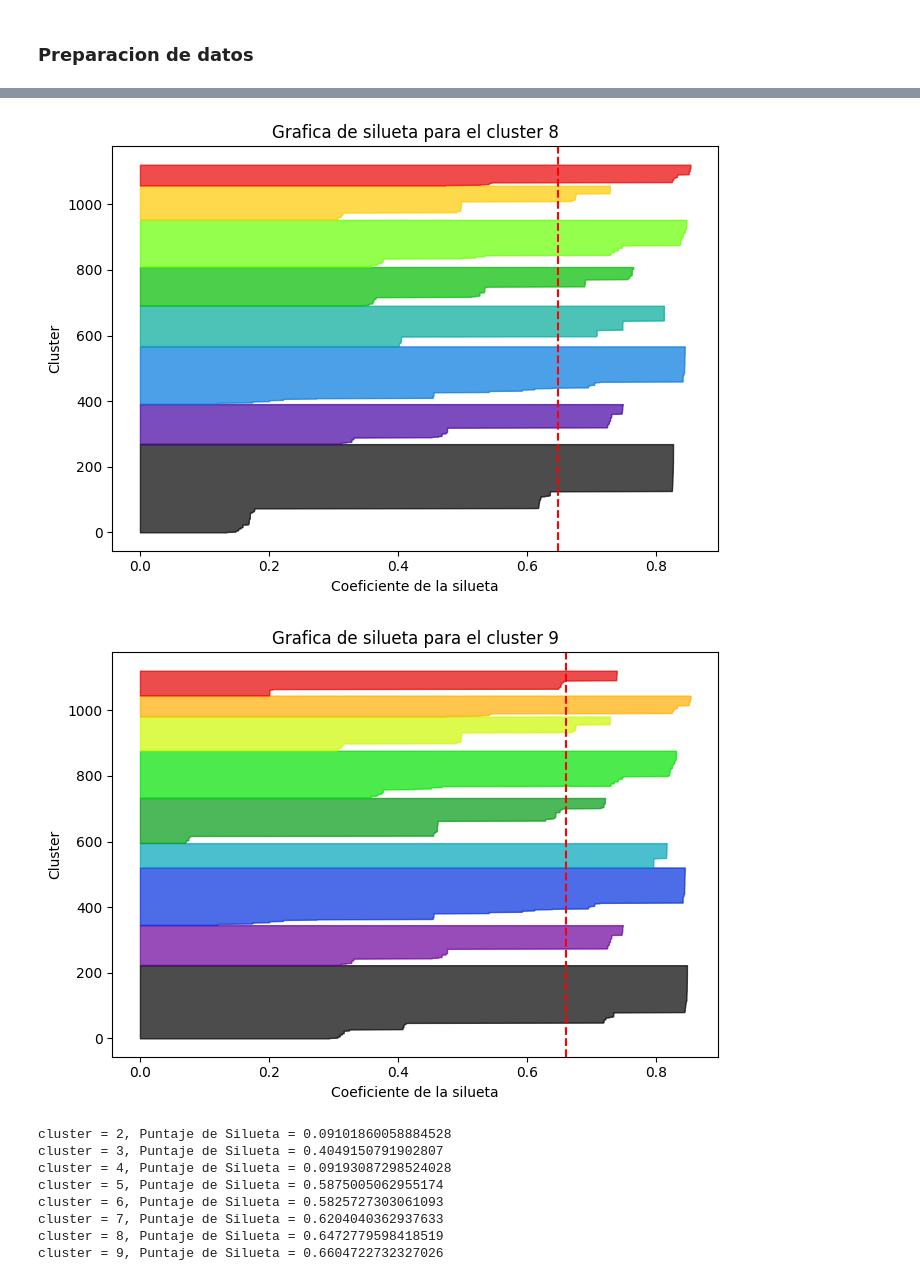
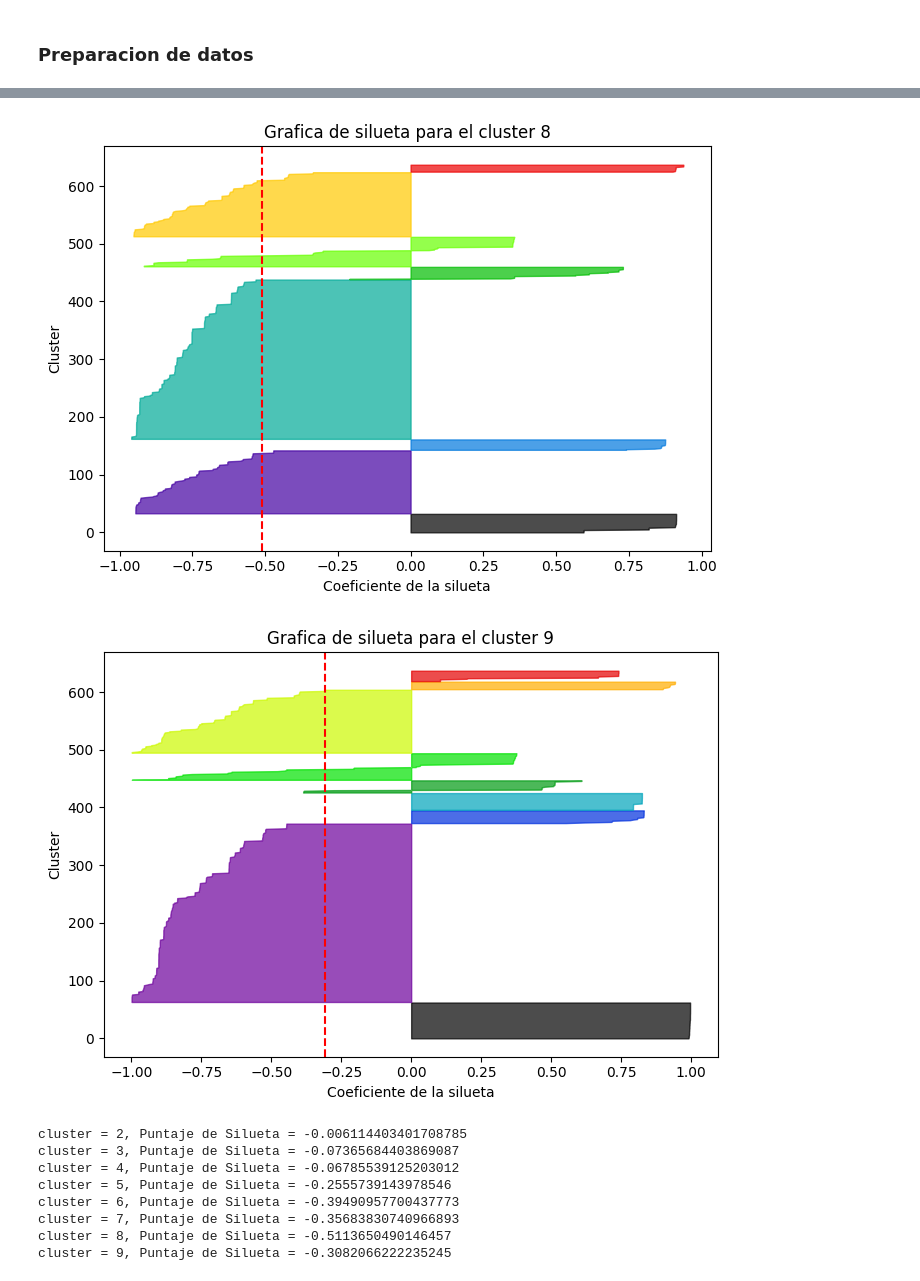
Before and after one commit to christiancalidad/ProyectoIntegradorSep24_Grupo15, a Jupyter notebook: 3.3 Modelo GMM.ipynb, the cells around one changed output, grey strips where cells are left out. Drawn from its saved outputs; the diff is of its cells as text; code cells hidden in the pictures.

```diff
--- a/3.3 Modelo GMM.ipynb
+++ b/3.3 Modelo GMM.ipynb
@@ -64,0 +22,21 @@ Index(['folio_integrante', 'energ_kcal', 'carbohydrt', 'lipid_tot', 'protein',
+# %%
+
+df_dqi =pd.read_csv('./Data/Processed/df_dqi_final.csv', delimiter=';')
+
+'''
+df_dqi = df_dqi.drop(columns=['folio_integrante', 'macronutrients_dqi', 'fatty_acids_dqi',
+       'balance_dqi', 'empty_calories_dqi', 'total_fat_dqi',
+       'saturated_fat_dqi', 'cholesterol_dqi', 'sodium_dqi', 'moderation_dqi',
+       'dqi_food_groups', 'dqi_protein_sources', 'variety_dqi',
+       'dqi_adequacy_fruits', 'dqi_adequacy_vegetables', 'dqi_adequacy_grains',
+       'dqi_adequacy_fiber', 'dqi_adequacy_protein', 'dqi_adequacy_calcium',
+       'dqi_adequacy_iron', 'dqi_adequacy_vitamin_c', 'dqi_adecuacy', 'grupo'])
+
+df_dqi = df_dqi.astype(int)
+'''
+
+df_dqi = df_dqi.drop(columns=['grupo'])
+
+
+print("Columnas de df_dqi: ")
+print(df_dqi.columns)
@@ -127,19 +120,10 @@ def plot_centroid_radar(centroides, cluster):
     plt.tight_layout()
     plt.show()
 # %%
-# Con data frame de clustering
-
 pca = PCA(n_components=10)
-reduced_data = pca.fit_transform(df_clustering)
-
-
-scaler = StandardScaler()
-scaled_data = scaler.fit_transform(df_clustering)
-df_clustering_scaled = pd.DataFrame(scaled_data, columns=df_clustering.columns)
-
-
+reduced_data = pca.fit_transform(df_dqi)
 clusters = range(2, 10)
-puntaje_de_silueta = gmm(df_clustering, clusters)
+puntaje_de_silueta = gmm(reduced_data, clusters)
 for cluster, score in zip(clusters, puntaje_de_silueta):
     print(f'cluster = {cluster}, Puntaje de Silueta = {score}')
 
@@ -154,10 +138,10 @@ plot_silhouette_vs_cluster(clusters, puntaje_de_silueta)
-[figure, old version]
+[figure, new version]
-[figure, old version]
+[figure, new version]
-cluster = 2, Puntaje de Silueta = 0.09101860058884528
-cluster = 3, Puntaje de Silueta = 0.4049150791902807
-cluster = 4, Puntaje de Silueta = 0.09193087298524028
-cluster = 5, Puntaje de Silueta = 0.5875005062955174
-cluster = 6, Puntaje de Silueta = 0.5825727303061093
-cluster = 7, Puntaje de Silueta = 0.6204040362937633
-cluster = 8, Puntaje de Silueta = 0.6472779598418519
-cluster = 9, Puntaje de Silueta = 0.6604722732327026
+cluster = 2, Puntaje de Silueta = -0.006114403401708785
+cluster = 3, Puntaje de Silueta = -0.07365684403869087
+cluster = 4, Puntaje de Silueta = -0.06785539125203012
+cluster = 5, Puntaje de Silueta = -0.2555739143978546
+cluster = 6, Puntaje de Silueta = -0.39490957700437773
+cluster = 7, Puntaje de Silueta = -0.35683830740966893
+cluster = 8, Puntaje de Silueta = -0.5113650490146457
+cluster = 9, Puntaje de Silueta = -0.3082066222235245
```
Also changed, not shown: parts of 6 cells of this notebook.
